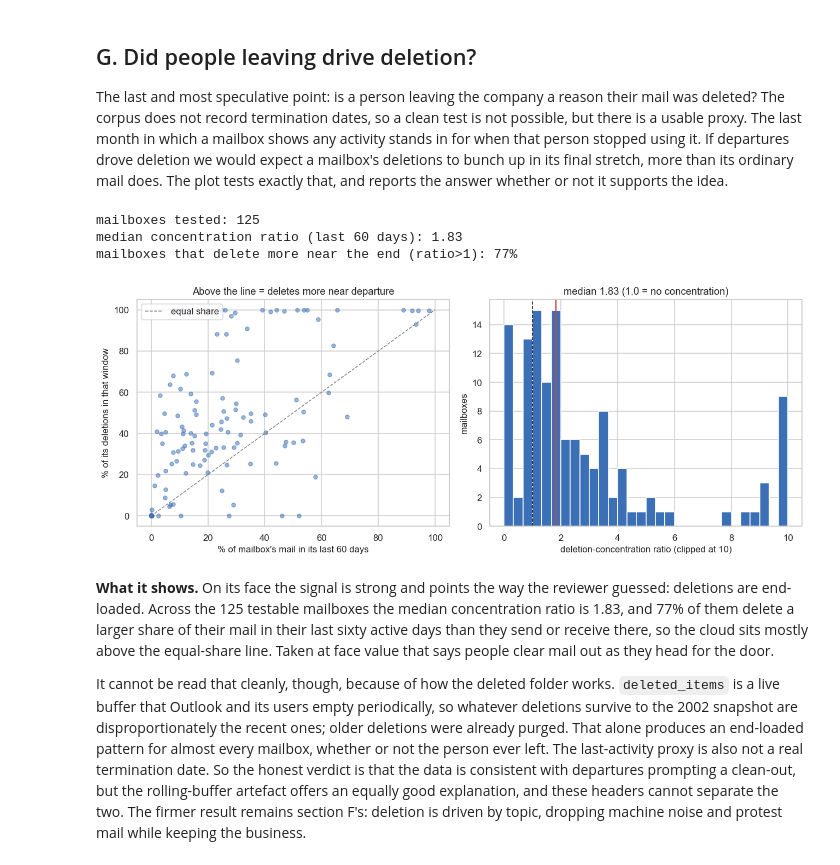
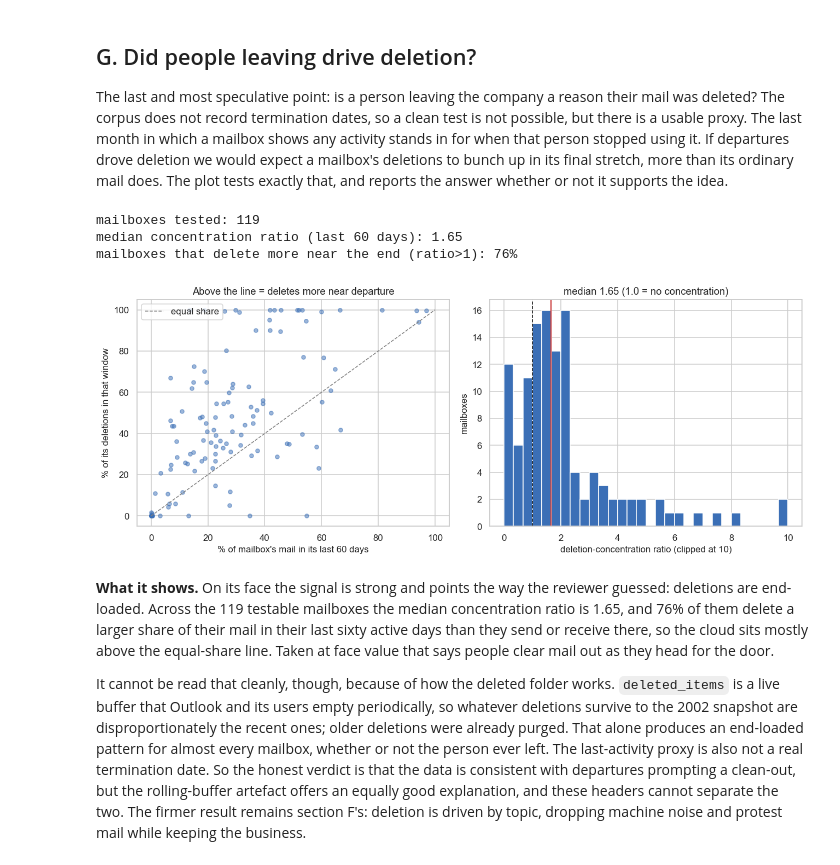
Before and after one commit to HardMax71/dm-lab-ss26-enron, a Jupyter notebook: eda-5/enron_eda_week4.ipynb, the cells around one changed output. Cells and saved outputs as stored; diff of their text form; code cells hidden in the pictures.

```diff
--- a/eda-5/enron_eda_week4.ipynb
+++ b/eda-5/enron_eda_week4.ipynb
@@ -100,7 +109,7 @@ years_to_plot = [1999, 2000, 2001, 2002]
 
 counts = {}
 for y in years_to_plot:
-    sub = rich_t[rich_t["year"] == y]
+    sub = mt[mt["year"] == y]
     tab = (sub.groupby(["weekday", "hour"]).size()
               .unstack(fill_value=0).reindex(weekdays)
               .reindex(columns=range(24), fill_value=0))
@@ -565,0 +673,36 @@ hoped a cycle-detection pass would surface.
+# %%
+# Each community drawn separately, with its own spring layout, so names are
+# readable and the internal structure of each working group is visible.
+ncom = len(comms)
+ncol = 3
+nrow = int(np.ceil(ncom / ncol))
+fig, axes = plt.subplots(nrow, ncol, figsize=(15, 5.0 * nrow))
+axes = np.atleast_1d(axes).flatten()
+for i, com in enumerate(comms):
+    ax = axes[i]
+    sub = G.subgraph(com)
+    p = nx.spring_layout(sub, seed=3, k=1.8 / np.sqrt(max(len(com), 1)), iterations=250)
+    sw = np.array([d["weight"] for *_, d in sub.edges(data=True)])
+    if len(sw):
+        nx.draw_networkx_edges(sub, p, ax=ax, alpha=0.25, edge_color="#888888",
+                               width=0.3 + 2.0 * np.sqrt(sw / sw.max()))
+    sdeg = dict(sub.degree(weight="weight"))
+    sdmax = max(sdeg.values()) if sdeg else 1
+    nx.draw_networkx_nodes(sub, p, ax=ax, node_color=PAL[i % len(PAL)],
+                           node_size=[80 + 600 * (sdeg[n] / sdmax) for n in sub.nodes],
+                           alpha=0.9, linewidths=0)
+    nx.draw_networkx_labels(sub, p, ax=ax, font_size=7)
+    lab = COMM_LABELS[i] if i < len(COMM_LABELS) else f"group {i+1}"
+    ax.set_title(f"{lab}  ({len(com)} people)", fontsize=10)
+    ax.set_axis_off()
+for j in range(ncom, len(axes)):
+    axes[j].set_axis_off()
+fig.suptitle("The same graph, one community per panel", y=1.0, fontsize=12)
+fig.tight_layout()
+fig.savefig(PLOTS / "d3_communities.png", dpi=140, bbox_inches="tight")
+plt.show()
+
+for i, com in enumerate(comms):
+    lab = COMM_LABELS[i] if i < len(COMM_LABELS) else f"group {i+1}"
+    print(f"{lab} ({len(com)}): " + ", ".join(sorted(com)[:10])
+          + (" ..." if len(com) > 10 else ""))
@@ -755,51 +935,51 @@ it. If departures drove deletion we would expect a mailbox's deletions to bunch
 up in its final stretch, more than its ordinary mail does. The plot tests
 exactly that, and reports the answer whether or not it supports the idea.
 # %%
-own = rich_t.copy()
+own = mt.copy()
 own["deleted"] = own["folder_group"].eq("deleted")
-last = own.groupby("user")["date"].max()
+last = own.groupby("mailbox_owner")["date"].max()
 
 res = []
-for u, sub in own.groupby("user"):
+for u, sub in own.groupby("mailbox_owner"):
     if len(sub) < 200 or sub["deleted"].sum() < 20:
         continue
     win_start = last[u] - pd.Timedelta(days=60)
     in_win = sub["date"] >= win_start
     mail_share = in_win.mean()
     del_share = (in_win & sub["deleted"]).sum() / sub["deleted"].sum()
     if mail_share > 0:
         res.append((u, mail_share, del_share, del_share / mail_share))
 dd = pd.DataFrame(res, columns=["user", "mail_share", "del_share", "ratio"]).dropna()
 print(f"mailboxes tested: {len(dd)}")
 print(f"median concentration ratio (last 60 days): {dd['ratio'].median():.2f}")
 print(f"mailboxes that delete more near the end (ratio>1): {(dd['ratio'] > 1).mean():.0%}")
 
 fig, axes = plt.subplots(1, 2, figsize=(12, 4.8))
 axes[0].scatter(dd["mail_share"] * 100, dd["del_share"] * 100, s=22, alpha=0.5, color="#3b6fb6")
 lim = max(dd["mail_share"].max(), dd["del_share"].max()) * 100
 axes[0].plot([0, lim], [0, lim], "--", color="gray", lw=1, label="equal share")
 axes[0].set_xlabel("% of mailbox's mail in its last 60 days")
 axes[0].set_ylabel("% of its deletions in that window")
 axes[0].set_title("Above the line = deletes more near departure")
 axes[0].legend(loc="upper left")
 axes[1].hist(dd["ratio"].clip(upper=10), bins=30, color="#3b6fb6")
 axes[1].axvline(1, color="black", ls="--", lw=1)
 axes[1].axvline(dd["ratio"].median(), color="#c44", lw=1.6)
 axes[1].set_xlabel("deletion-concentration ratio (clipped at 10)")
 axes[1].set_ylabel("mailboxes")
 axes[1].set_title(f"median {dd['ratio'].median():.2f} (1.0 = no concentration)")
 fig.tight_layout()
 fig.savefig(PLOTS / "g1_departure_vs_deletion.png", dpi=140, bbox_inches="tight")
 plt.show()
 # %% [output]
-mailboxes tested: 125
-median concentration ratio (last 60 days): 1.83
-mailboxes that delete more near the end (ratio>1): 77%
+mailboxes tested: 119
+median concentration ratio (last 60 days): 1.65
+mailboxes that delete more near the end (ratio>1): 76%
-[figure, old version]
+[figure, new version]
 # %% [markdown]
 **What it shows.** On its face the signal is strong and points the way the
-reviewer guessed: deletions are end-loaded. Across the 125 testable mailboxes
-the median concentration ratio is 1.83, and 77% of them delete a larger share
+reviewer guessed: deletions are end-loaded. Across the 119 testable mailboxes
+the median concentration ratio is 1.65, and 76% of them delete a larger share
 of their mail in their last sixty active days than they send or receive there,
 so the cloud sits mostly above the equal-share line. Taken at face value that
 says people clear mail out as they head for the door.
```
Also changed, not shown: parts of 32 cells of this notebook, 14 other files.
